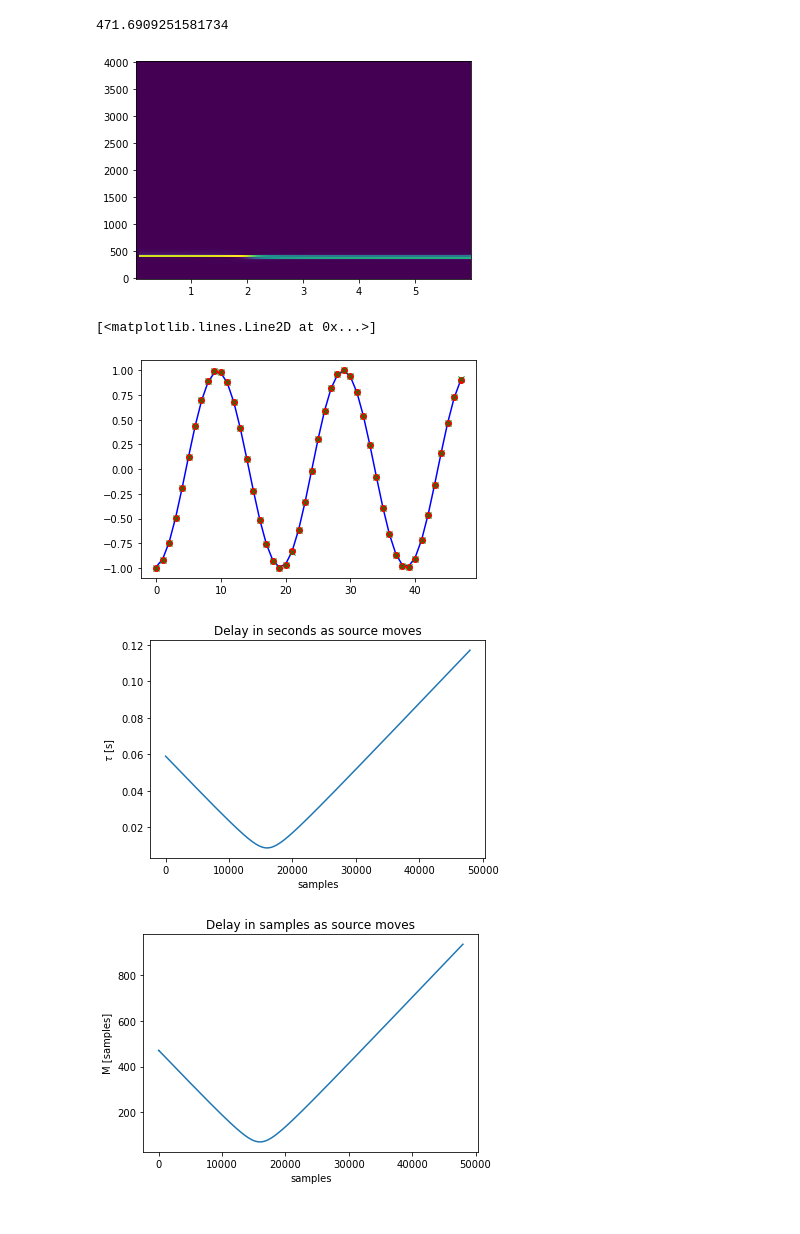
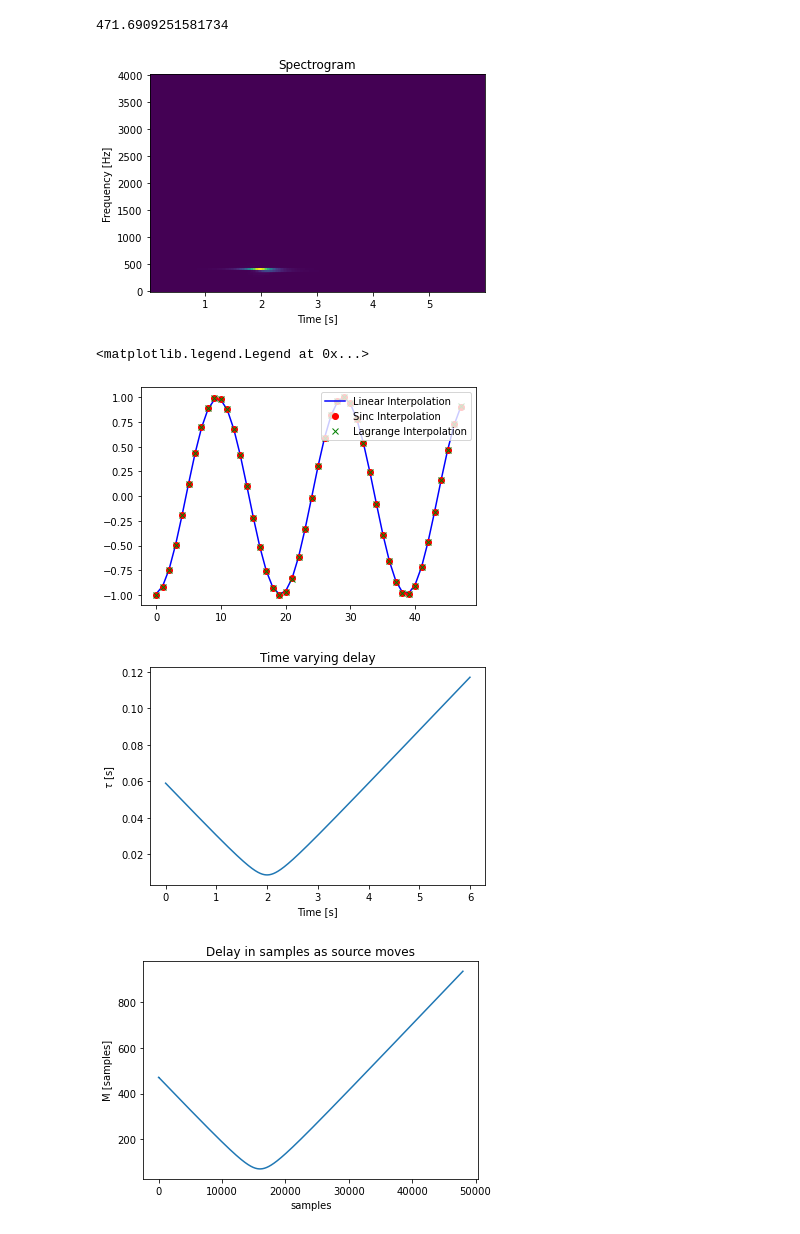
Before and after one commit to steDamiano/pyroadacoustics, a Jupyter notebook: delay_line.ipynb, the cells around one changed output. Cells and saved outputs as stored; diff of their text form; code cells hidden in the pictures.

```diff
--- a/delay_line.ipynb
+++ b/delay_line.ipynb
@@ -292,7 +292,7 @@ cc = np.zeros_like(signal)
 for i in range(0, len(signal)):
     [sample1, sample2, sample3, d] = delay_line(signal[i])
     attenuation = 1 / (4 * np.pi * d)
-    attenuation = 1
+    # attenuation = 1
     aa[i] = attenuation * sample1
     bb[i] = attenuation * sample2
     cc[i] = attenuation * sample3
@@ -300,36 +300,39 @@ for i in range(0, len(signal)):
 # %%
 from scipy.io import wavfile
 import matplotlib.pyplot as plt
 from scipy import signal as sig
 
 ff, tt, Sxx = sig.spectrogram(bb, fs)
 # plt.subplot(2,1,1)
 plt.pcolormesh(tt, ff, Sxx, shading = 'auto')
-
+plt.title('Spectrogram')
+plt.xlabel('Time [s]')
+plt.ylabel('Frequency [Hz]')
 # plt.subplot(2,1,2)
 # plt.plot(range(0, 2048), a[1024:1024+2048])
 plt.show()
 
-wavfile.write('prova.wav', fs, 0.5*bb)
+wavfile.write('prova.wav', fs, 1*bb)
 # %% [output]
-[figure, old version]
+[figure, new version]
 # %%
 smp = 2048
 plot_len = 48
 plt.plot(aa[smp:smp + plot_len], 'b')
 plt.plot(bb[smp:smp + plot_len], 'ro')
 plt.plot(cc[smp:smp + plot_len], 'gx')
+plt.legend(['Linear Interpolation', 'Sinc Interpolation', 'Lagrange Interpolation'], loc = 'upper right')
 # %% [output]
-[<matplotlib.lines.Line2D at 0x...>]
+<matplotlib.legend.Legend at 0x...>
-[figure, old version]
+[figure, new version]
 # %%
-plt.plot(delays_sec)
-plt.xlabel('samples')
+plt.plot(np.arange(len(delays_sec)) / fs, delays_sec)
+plt.xlabel('Time [s]')
 plt.ylabel(r'$\tau$ [s]')
-plt.title('Delay in seconds as source moves')
+plt.title('Time varying delay')
 plt.show()
 # %% [output]
-[figure, old version]
+[figure, new version]
 # %%
 plt.plot(delays_smp)
 plt.xlabel('samples')
```
Also changed, not shown: parts of 1 cell of this notebook, 2 other files.
